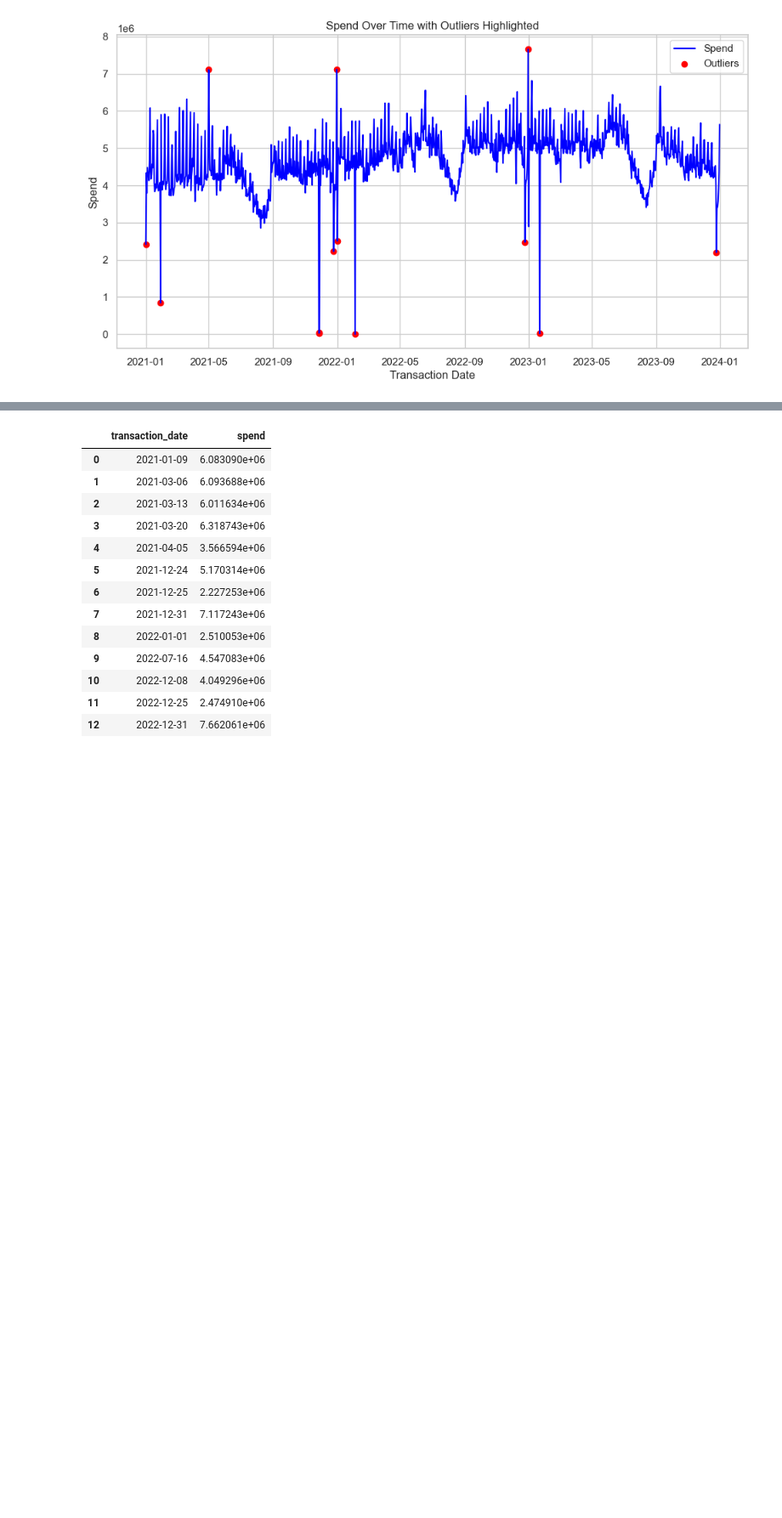
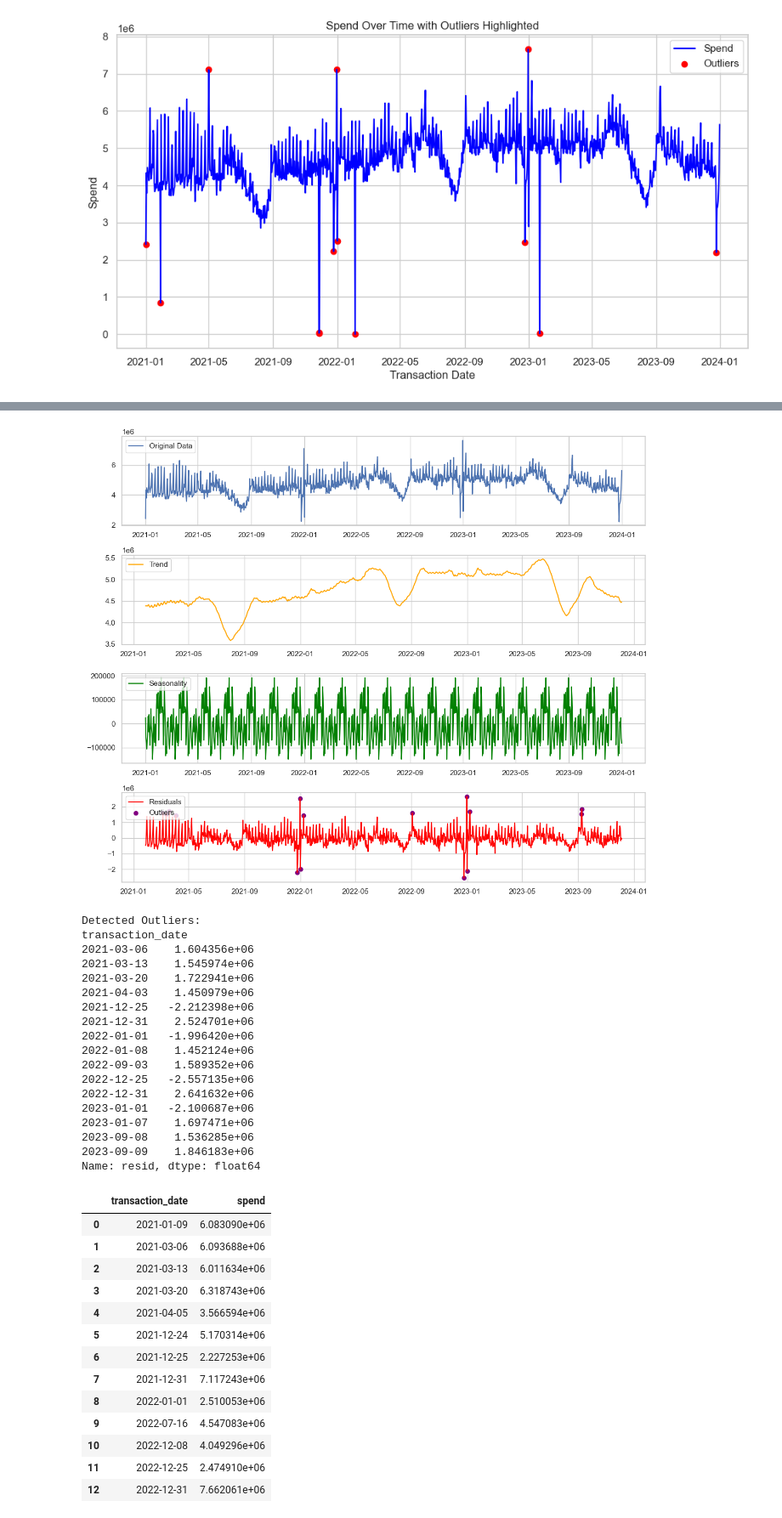
Before and after one commit to shriman/time-series-anomaly, a Jupyter notebook: notebooks/main.ipynb, the cells around one changed output, grey strips where cells are left out. Shown at 85% size. Cells and saved outputs as stored; diff of their text form; code cells hidden in the pictures; blank space fills up the shorter version.

Commit message:
weekly seasonal decomposition

```diff
--- a/notebooks/main.ipynb
+++ b/notebooks/main.ipynb
@@ -320,3 +324,30 @@ Name: resid, dtype: float64
+# %%
+decomposition_7 = seasonal_decompose(data['spend'], model='additive', period=52)
+# Extract components
+trend_7 = decomposition_7.trend
+seasonal_7 = decomposition_7.seasonal
+residual_7 = decomposition_7.resid
+outliers_7 = plot_seasonal_trends(data, seasonal_7, trend_7, residual_7)
+# %% [output]
+[figure, added]
+Detected Outliers:
+transaction_date
+2021-03-06    1.604356e+06
+2021-03-13    1.545974e+06
+2021-03-20    1.722941e+06
+2021-04-03    1.450979e+06
+2021-12-25   -2.212398e+06
+2021-12-31    2.524701e+06
+2022-01-01   -1.996420e+06
+2022-01-08    1.452124e+06
+2022-09-03    1.589352e+06
+2022-12-25   -2.557135e+06
+2022-12-31    2.641632e+06
+2023-01-01   -2.100687e+06
+2023-01-07    1.697471e+06
+2023-09-08    1.536285e+06
+2023-09-09    1.846183e+06
+Name: resid, dtype: float64
 # %%
 outliers_stl = data[data.index.isin(outliers.index)]
 outliers_stl = outliers_stl.reset_index()
```
Also changed, not shown: parts of 2 cells of this notebook.
